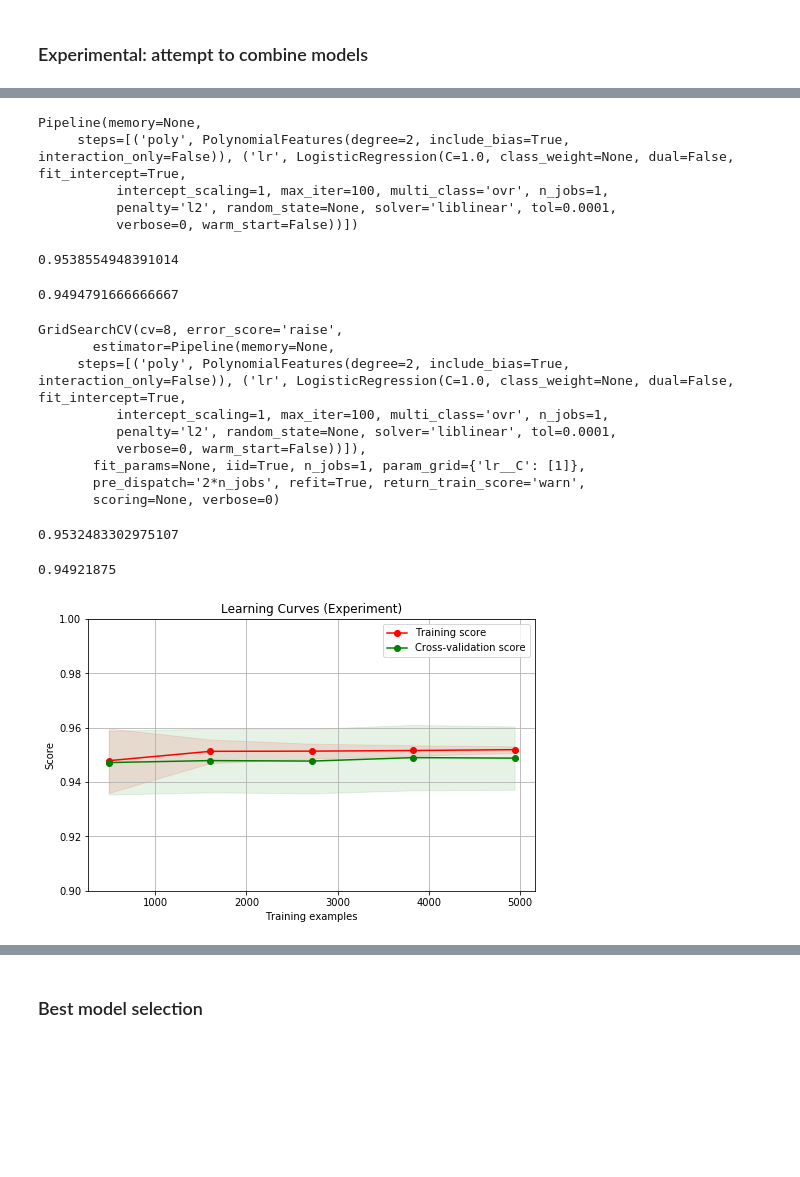
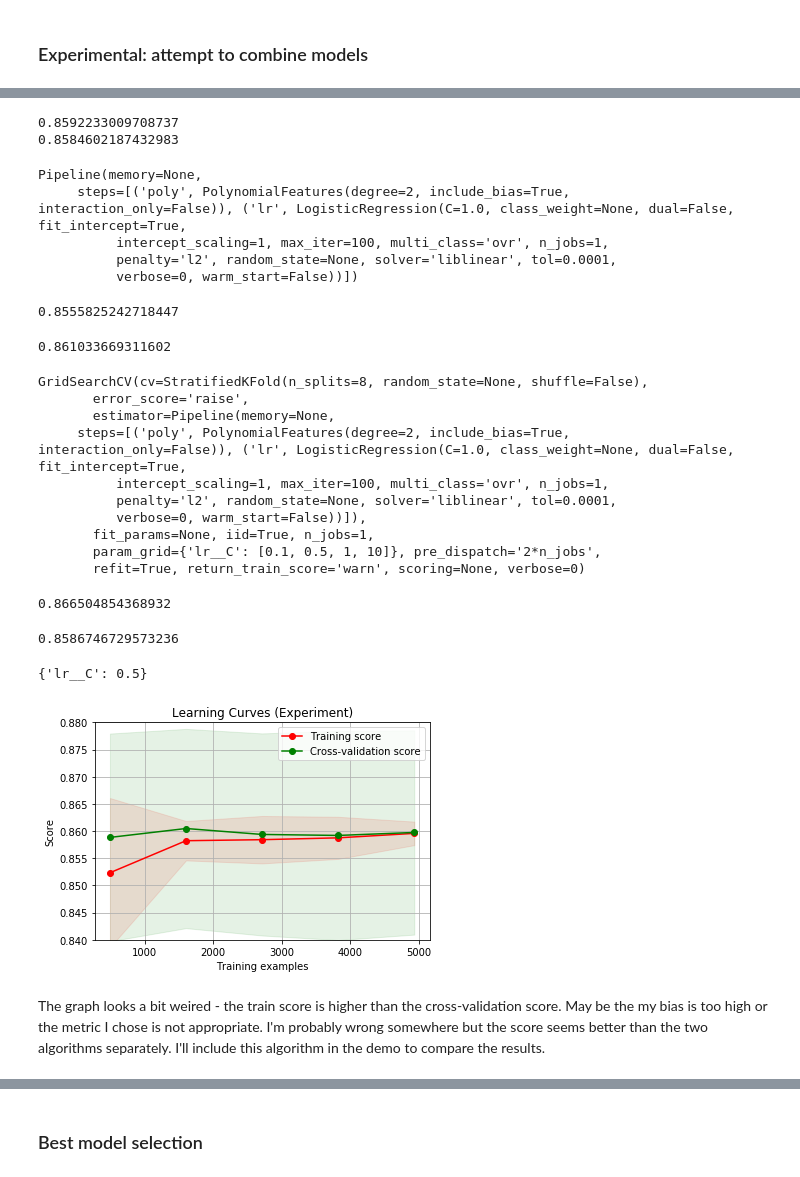
Before and after one commit to dim4o/gender-recognizer, a Jupyter notebook: Gender Classification.ipynb, the cells around one changed output, grey strips where cells are left out. Drawn from its saved outputs; the diff is of its cells as text; code cells hidden in the pictures; blank space fills up the shorter version.

Commit message:
Add an experimental model

```diff
--- a/Gender Classification.ipynb
+++ b/Gender Classification.ipynb
@@ -1076,10 +1074,11 @@ NameError: name 'print_grid_search_results' is not defined
 # %%
-new_features = [np.array([0, 0, 0])]
+new_features = [np.array([0, 0])]
 for image in features:
-    svm = svm_result = grid_search_svm.predict_proba([image])[0][1]
+    # svm = svm_result = grid_search_svm.predict_proba([image])[0][1]
     logr = grid_search_logistic_regresion.predict_proba([image])[0][1]
     adabst = ada_boost_grid_search.predict_proba([image])[0][1]
 
-    new_features = np.append(new_features, [[svm, logr, adabst]], axis=0)
+    new_features = np.append(new_features, [[logr, adabst]], axis=0)
 
 new_features = new_features[1:]
+#new_features
@@ -1086,47 +1095,55 @@ new_features = new_features[1:]
 # %%
 new_features_train, new_features_test, labels_train, labels_test = train_test_split(
-    new_features, labels, train_size=0.7, test_size=0.3) # random_state=1234
+    new_features, labels, train_size=0.85, test_size=0.15, random_state=42)
 
-from sklearn.preprocessing import PolynomialFeatures
+# lr = LogisticRegression()
+# lr.fit(new_features_train, labels_train)
+# print(lr.score(new_features_test, labels_test))
+# print(lr.score(new_features_train, labels_train))
 
-pipe = Pipeline(steps=[('poly', PolynomialFeatures(degree=2)),
+pipe = Pipeline(steps=[('poly', PolynomialFeatures(degree=2, interaction_only=False)),
                        ('lr', LogisticRegression())])
 
 pipe.fit(new_features_train, labels_train)
 # %% [output]
-Pipeline(memory=None,
-     steps=[('poly', PolynomialFeatures(degree=2, include_bias=True, interaction_only=False)), ('lr', LogisticRegression(C=1.0, class_weight=None, dual=False, fit_intercept=True,
-          intercept_scaling=1, max_iter=100, multi_class='ovr', n_jobs=1,
-          penalty='l2', random_state=None, solver='liblinear', tol=0.0001,
-          verbose=0, warm_start=False))])
+0.8592233009708737
+0.8584602187432983
+Pipeline(memory=None,
+     steps=[('poly', PolynomialFeatures(degree=2, include_bias=True, interaction_only=False)), ('lr', LogisticRegression(C=1.0, class_weight=None, dual=False, fit_intercept=True,
+          intercept_scaling=1, max_iter=100, multi_class='ovr', n_jobs=1,
+          penalty='l2', random_state=None, solver='liblinear', tol=0.0001,
+          verbose=0, warm_start=False))])
 # %%
 pipe.score(new_features_test, labels_test)
 # %% [output]
-0.9538554948391014
+0.8555825242718447
 # %%
 pipe.score(new_features_train, labels_train)
 # %% [output]
-0.9494791666666667
+0.861033669311602
 # %%
-grid_search_pipe = GridSearchCV(pipe, param_grid=dict(lr__C = [1]), cv=8)
+grid_search_pipe = GridSearchCV(pipe, param_grid=dict(lr__C = [0.1, 0.5, 1, 10]), cv=StratifiedKFold(n_splits=8))
 grid_search_pipe.fit(new_features_test, labels_test)
 # %% [output]
-GridSearchCV(cv=8, error_score='raise',
+GridSearchCV(cv=StratifiedKFold(n_splits=8, random_state=None, shuffle=False),
+       error_score='raise',
        estimator=Pipeline(memory=None,
      steps=[('poly', PolynomialFeatures(degree=2, include_bias=True, interaction_only=False)), ('lr', LogisticRegression(C=1.0, class_weight=None, dual=False, fit_intercept=True,
           intercept_scaling=1, max_iter=100, multi_class='ovr', n_jobs=1,
           penalty='l2', random_state=None, solver='liblinear', tol=0.0001,
           verbose=0, warm_start=False))]),
-       fit_params=None, iid=True, n_jobs=1, param_grid={'lr__C': [1]},
-       pre_dispatch='2*n_jobs', refit=True, return_train_score='warn',
-       scoring=None, verbose=0)
+       fit_params=None, iid=True, n_jobs=1,
+       param_grid={'lr__C': [0.1, 0.5, 1, 10]}, pre_dispatch='2*n_jobs',
+       refit=True, return_train_score='warn', scoring=None, verbose=0)
 # %%
 grid_search_pipe.score(new_features_test, labels_test)
 # %% [output]
-0.9532483302975107
+0.866504854368932
 # %%
 grid_search_pipe.score(new_features_train, labels_train)
 # %% [output]
-0.94921875
+0.8586746729573236
 # %%
 grid_search_pipe.best_params_
+# %% [output]
+{'lr__C': 0.5}
@@ -1137,15 +1150,13 @@ grid_search_pipe.best_estimator_.predict_proba()
 # %%
 cv = ShuffleSplit(n_splits=10, test_size=0.1, random_state=0)
 plot_learning_curve(grid_search_pipe.best_estimator_,
                     "Learning Curves (Experiment)",
-                    new_features, labels, ylim=(0.9, 1.), cv=cv, n_jobs=4)
+                    new_features, labels, ylim=(0.84, 0.88), cv=cv, n_jobs=4)
 plt.show()
-
-# experiment_estimator = grid_search_pipe.best_estimator_
-# roc = plot_roc_curve(experiment_estimator, new_features_test, labels_test, title="Experiment")
-# roc.show()
 # %% [output]
-[figure, old version]
+[figure, new version]
+# %% [markdown]
+The graph looks a bit weired - the train score is higher than the cross-validation score. May be the my bias is too high or the metric I chose is not appropriate. I'm probably wrong somewhere but the score seems better than the two algorithms separately. I'll include this algorithm in the demo to compare the results.
 # %%
 cnf_matrix = confusion_matrix(labels_test, grid_search_pipe.best_estimator_.predict(new_features_test))
 np.set_printoptions(precision=2)
```
Also changed, not shown: parts of 51 cells of this notebook.
